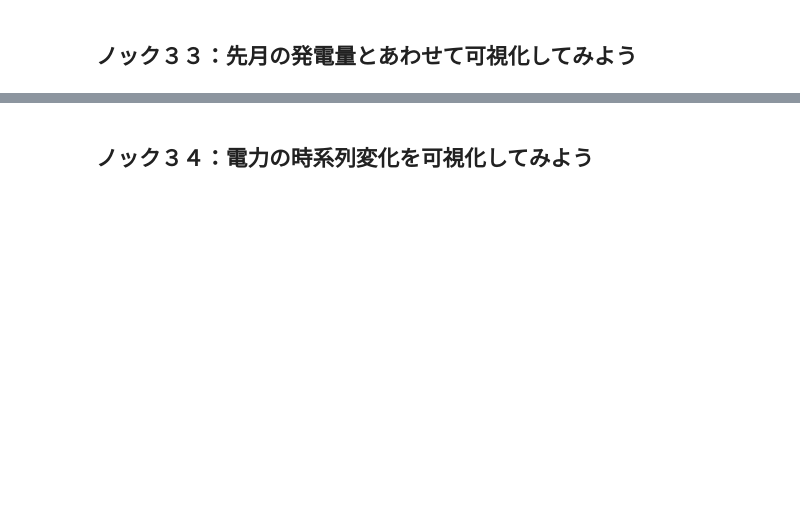
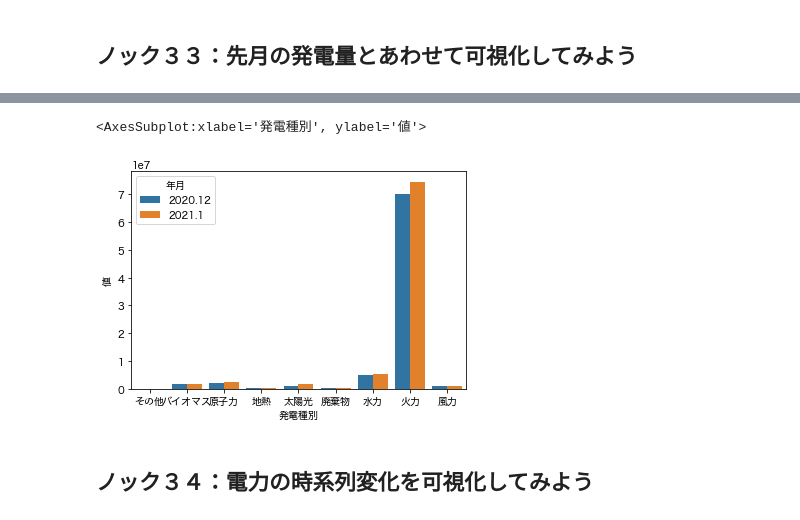
Before and after one commit to ayakamori0702/100knock-process-visualization, a Jupyter notebook: chapter-2/src/2章.ipynb, the cells around one changed output, grey strips where cells are left out. Drawn from its saved outputs; the diff is of its cells as text; code cells hidden in the pictures; blank space fills up the shorter version.

```diff
--- a/chapter-2/src/2章.ipynb
+++ b/chapter-2/src/2章.ipynb
@@ -630,2 +643,6 @@ sns.barplot(x=viz_data['発電種別'], y=viz_data['値'])
 # %% [markdown]
 ## ノック３３：先月の発電量とあわせて可視化してみよう
+# %%
+viz_data = datas_v_all[['発電種別','年月','値']].loc[(datas_v_all['項目']=='電力量')]
+viz_data = viz_data.groupby(['発電種別','年月'],as_index=False).sum()
+viz_data.head()
@@ -632,2 +656,8 @@ sns.barplot(x=viz_data['発電種別'], y=viz_data['値'])
+# %%
+viz_data = viz_data.loc[(viz_data['年月']=='2020.12')|(viz_data['年月']=='2021.1')]
+sns.barplot(x=viz_data['発電種別'], y=viz_data['値'], hue=viz_data['年月'])
+# %% [output]
+<AxesSubplot:xlabel='発電種別', ylabel='値'>
+[figure, added]
 # %% [markdown]
 ## ノック３４：電力の時系列変化を可視化してみよう
```
Also changed, not shown: parts of 51 cells of this notebook, 6 other files.
